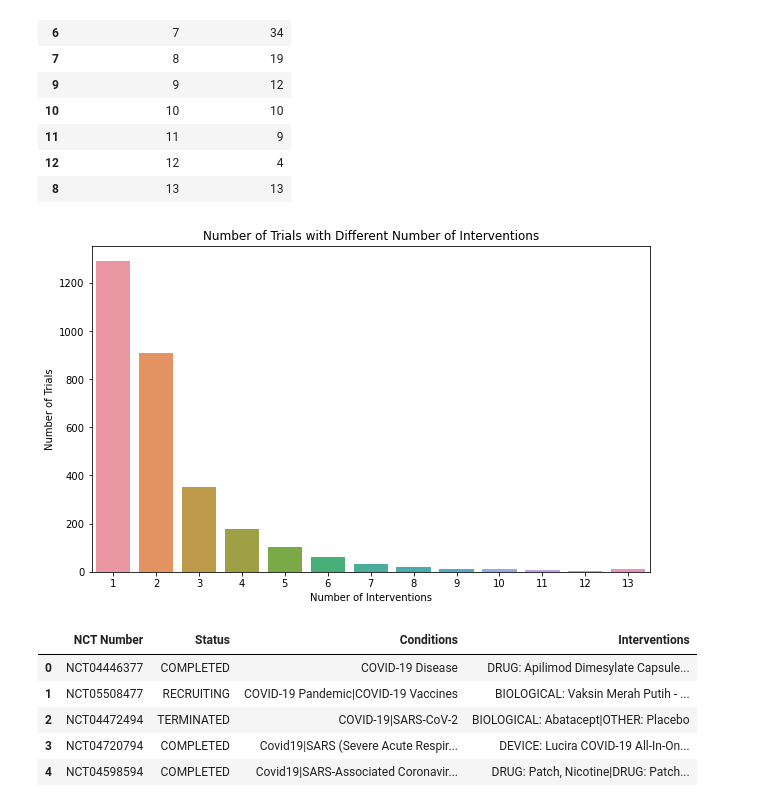
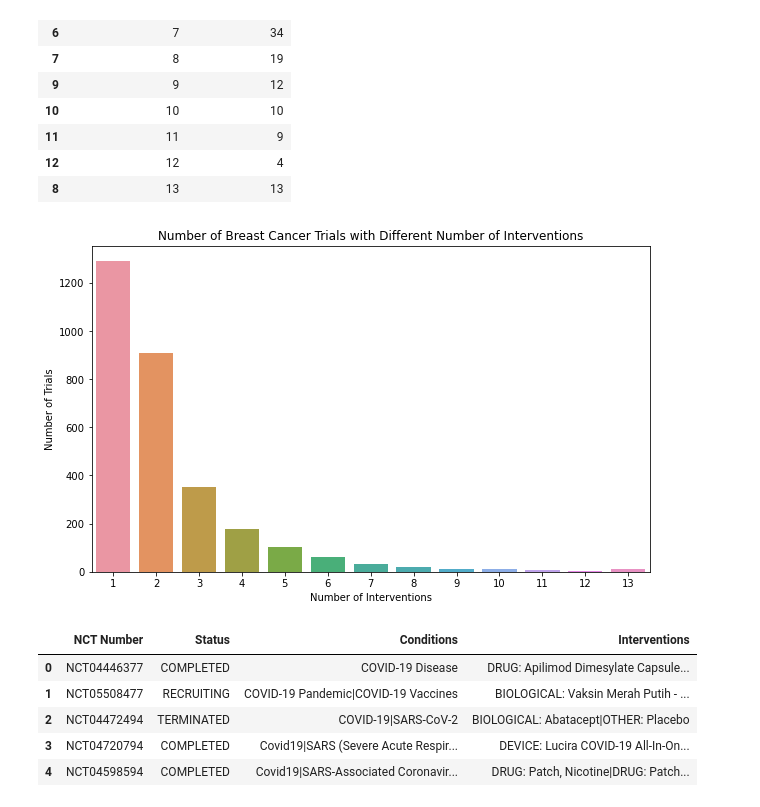
Before and after one commit to gtrentz/hda-p1, a Jupyter notebook: partBGabe.ipynb, the cells around one changed output. Saved outputs shown, nothing was run; the diff lists cells and outputs as text; code cells hidden in the pictures.

```diff
--- a/partBGabe.ipynb
+++ b/partBGabe.ipynb
@@ -98,13 +98,13 @@ breastInterventionsCount
 # %%
 #Display the number of trials with each number of interventions on a bar plot
 plt.figure(figsize = (10, 6))
 sns.barplot(x = 'Interventions Count', y = 'Number of Trials', data = breastInterventionsCount)
-plt.title('Number of Trials with Different Number of Interventions')
+plt.title('Number of Breast Cancer Trials with Different Number of Interventions')
 plt.xlabel('Number of Interventions')
 plt.ylabel('Number of Trials')
 plt.show()
 # %% [output]
-[figure, old version]
+[figure, new version]
 # %%
 #Let's recreate that for the covid dataset
 covidInterventions = covidDF.copy()
```
Also changed, not shown: parts of 21 cells of this notebook.
